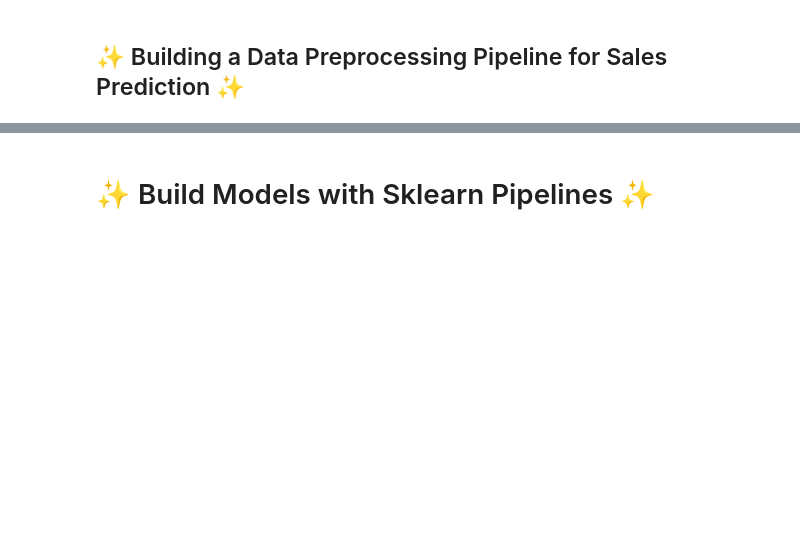
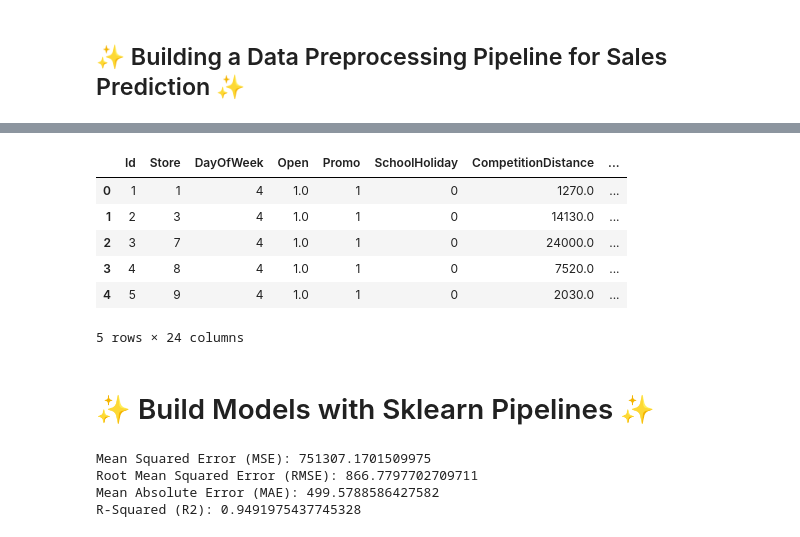
Before and after one commit to Elelanfik/Rossmann-Pharmaceuticals-Sales-Prediction, a Jupyter notebook: notebooks/Predictive.ipynb, the cells around one changed output, grey strips where cells are left out. Cells and saved outputs as stored; diff of their text form; code cells hidden in the pictures; blank space fills up the shorter version.

```diff
--- a/notebooks/Predictive.ipynb
+++ b/notebooks/Predictive.ipynb
@@ -410,3 +213,13 @@ test_data.columns
+# %%
+processed_test.head(5)
+# %% [output]
+|  | Id | Store | DayOfWeek | Open | Promo | SchoolHoliday | CompetitionDistance | ... |
+| 0 | 1 | 1 | 4 | 1.0 | 1 | 0 | 1270.0 | ... |
+| 1 | 2 | 3 | 4 | 1.0 | 1 | 0 | 14130.0 | ... |
+| 2 | 3 | 7 | 4 | 1.0 | 1 | 0 | 24000.0 | ... |
+| 3 | 4 | 8 | 4 | 1.0 | 1 | 0 | 7520.0 | ... |
+| 4 | 5 | 9 | 4 | 1.0 | 1 | 0 | 2030.0 | ... |
+5 rows × 24 columns
 # %% [markdown]
 <style>
     h1 {
@@ -460,0 +233,12 @@ print("Model trained and predictions saved successfully.")
+# %%
+from scripts.ML_prediction import ModelBuilder
+# Build Random Forest Model
+model_builder = ModelBuilder(processed_train)
+
+# Build the Model: Run the model building process.
+rf_model, mse, rmse, mae, r2 = model_builder.build_random_forest()
+# %% [output]
+Mean Squared Error (MSE): 751307.1701509975
+Root Mean Squared Error (RMSE): 866.7797702709711
+Mean Absolute Error (MAE): 499.5788586427582
+R-Squared (R2): 0.9491975437745328
```
Also changed, not shown: parts of 27 cells of this notebook, 3 other files.
